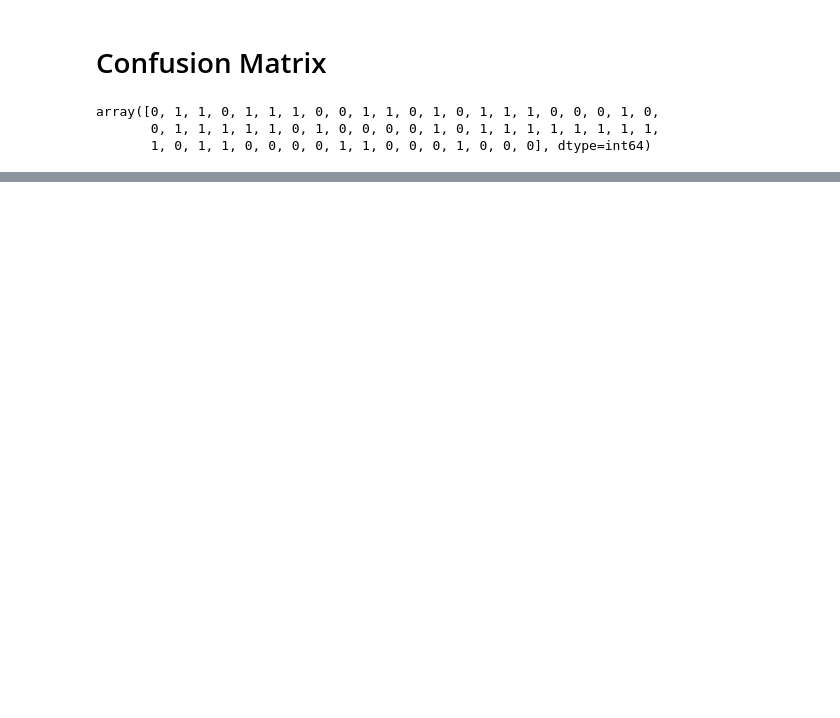
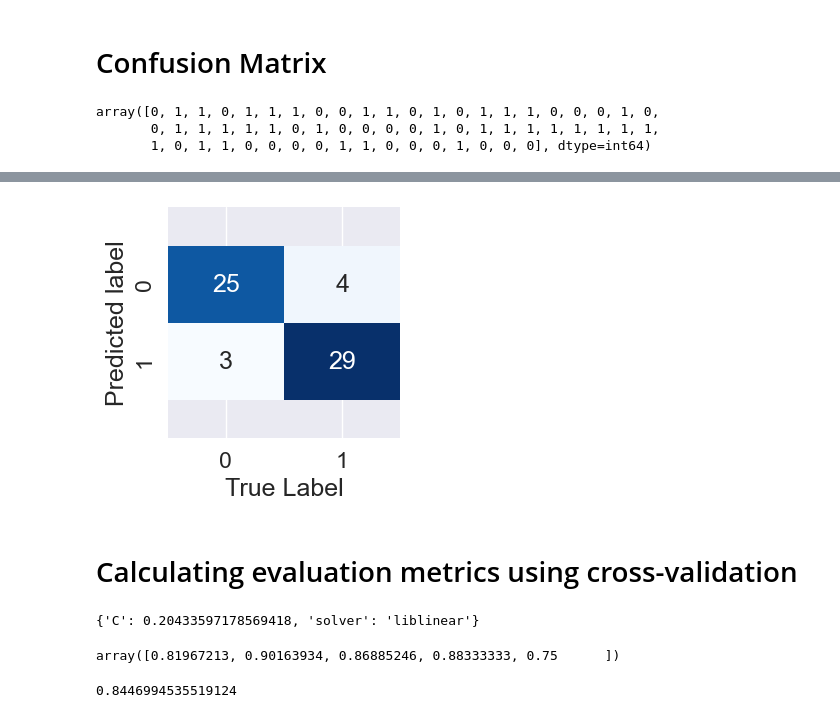
Before and after one commit to gurnxxrpannu/heart-disease-finder-ml-model, a Jupyter notebook: end-to-end-heart-disease-classification.ipynb, the cells around one changed output, grey strips where cells are left out. Cells and saved outputs as stored; diff of their text form; code cells hidden in the pictures; blank space fills up the shorter version.

Commit message:
Improved model with ROC curve and hyperparameter tuning

```diff
--- a/end-to-end-heart-disease-classification.ipynb
+++ b/end-to-end-heart-disease-classification.ipynb
@@ -506,18 +521,34 @@ array([0, 1, 1, 0, 1, 1, 1, 0, 0, 1, 1, 0, 1, 0, 1, 1, 1, 0, 0, 0, 1, 0,
 # %%
+import seaborn as sns
+import matplotlib.pyplot as plt
+
 sns.set(font_scale=1.5)
 
 def plot_conf_mat(y_test, y_preds):
     """
     Plots a nice looking confusion matrix using Seaborn's heatmap()
     """
     fig, ax = plt.subplots(figsize=(3, 3))
     ax = sns.heatmap(confusion_matrix(y_test, y_preds),
                      annot=True,
-                     cbar=False)
-    plt.xlabel("True label")
+                     cbar=False,
+                     cmap="Blues")  # Optional: make it more visually clear
+    plt.xlabel("True Label")
     plt.ylabel("Predicted label")
 
+    # Fix y-axis inversion issue (common in heatmaps)
     bottom, top = ax.get_ylim()
     ax.set_ylim(bottom + 0.5, top - 0.5)
 
+    plt.show()  # ✅ this is necessary to display the plot
+
+# Call the function with your test labels and predictions
 plot_conf_mat(y_test, y_preds)
+# %% [output]
+[figure, added]
+# %% [markdown]
+# Calculating evaluation metrics using cross-validation
+# %%
+gs_log_reg.best_params_
+# %% [output]
+{'C': 0.20433597178569418, 'solver': 'liblinear'}
@@ -523,0 +558,16 @@ plot_conf_mat(y_test, y_preds)
+# %%
+# Cross-validated accuracy
+cv_acc = cross_val_score(clf,
+                         X,
+                         y,
+                         cv=5,
+                         scoring="accuracy")
+
+cv_acc
+# %% [output]
+array([0.81967213, 0.90163934, 0.86885246, 0.88333333, 0.75      ])
+# %%
+cv_acc=np.mean(cv_acc)
+cv_acc
+# %% [output]
+0.8446994535519124
```
Also changed, not shown: parts of 8 cells of this notebook.
